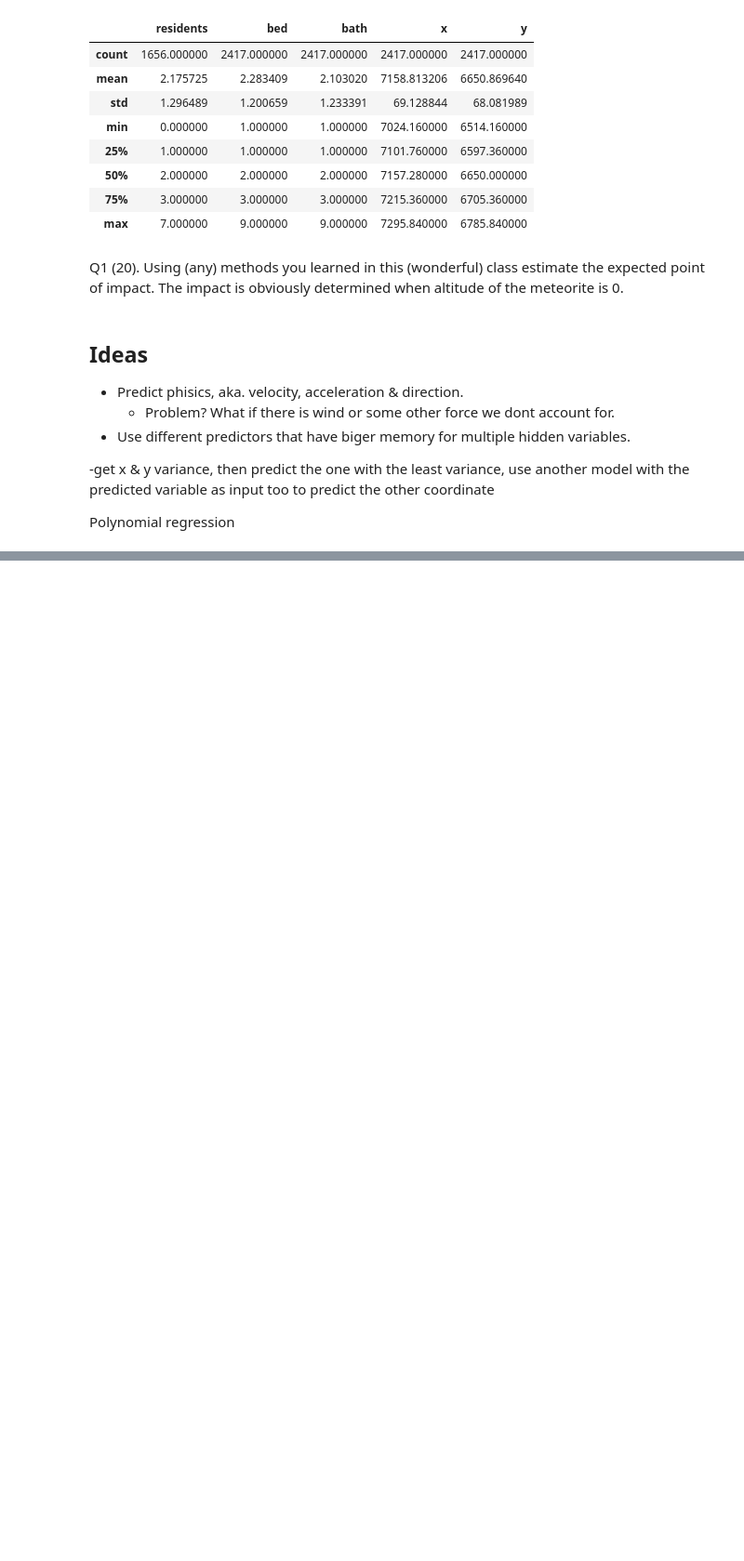
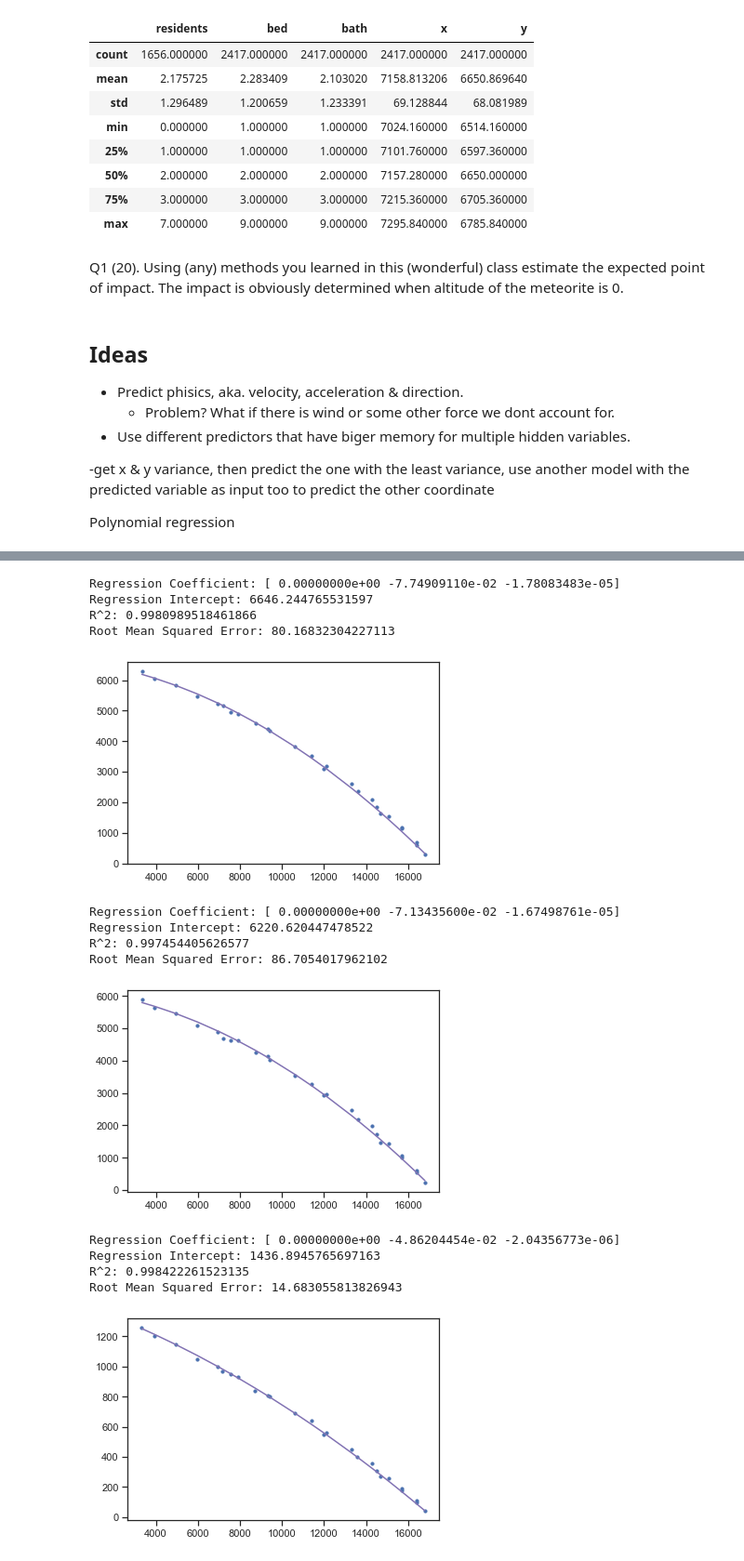
Before and after one commit to Noixas/The-Last-Judgement-Meteorite-Prediction, a Jupyter notebook: Code/TheLastJudgement.ipynb, the cells around one changed output, grey strips where cells are left out. Shown at 93% size. Saved outputs shown, nothing was run; the diff lists cells and outputs as text; code cells hidden in the pictures; blank space fills up the shorter version.

```diff
--- a/Code/TheLastJudgement.ipynb
+++ b/Code/TheLastJudgement.ipynb
@@ -161,0 +212,20 @@ print( model.predict(0))
+# %%
+model_reg_x = poly(df[['z']].as_matrix(),df.x)
+model_reg_y = poly(df[['z']].as_matrix(),df.y)
+model_reg_time = poly(df[['z']].as_matrix(),df.time)
+# %% [output]
+Regression Coefficient: [ 0.00000000e+00 -7.74909110e-02 -1.78083483e-05]
+Regression Intercept: 6646.244765531597
+R^2: 0.9980989518461866
+Root Mean Squared Error: 80.16832304227113
+[figure, added]
+Regression Coefficient: [ 0.00000000e+00 -7.13435600e-02 -1.67498761e-05]
+Regression Intercept: 6220.620447478522
+R^2: 0.997454405626577
+Root Mean Squared Error: 86.7054017962102
+[figure, added]
+Regression Coefficient: [ 0.00000000e+00 -4.86204454e-02 -2.04356773e-06]
+Regression Intercept: 1436.8945765697163
+R^2: 0.998422261523135
+Root Mean Squared Error: 14.683055813826943
+[figure, added]
```
Also changed, not shown: parts of 21 cells of this notebook.
